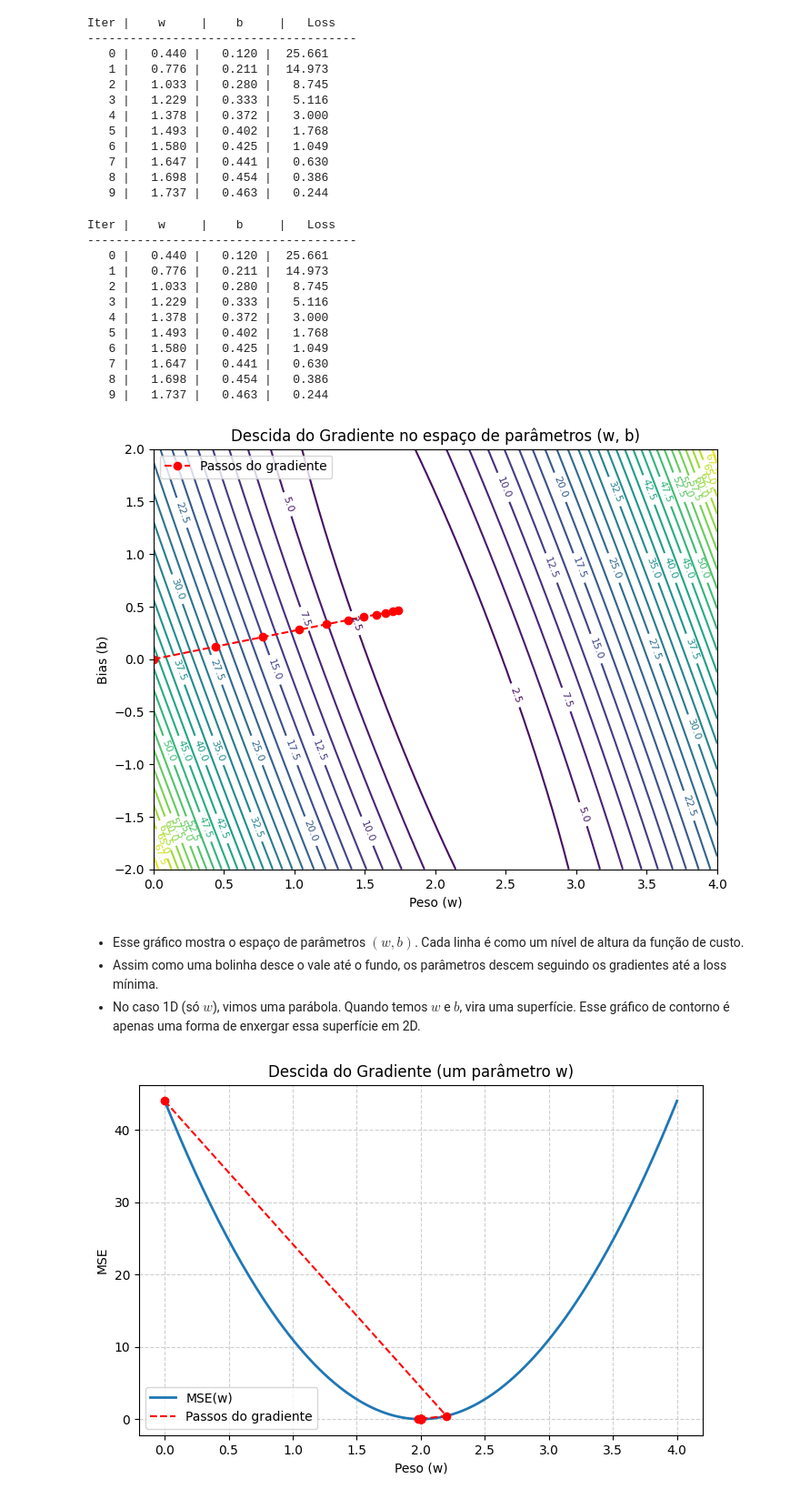
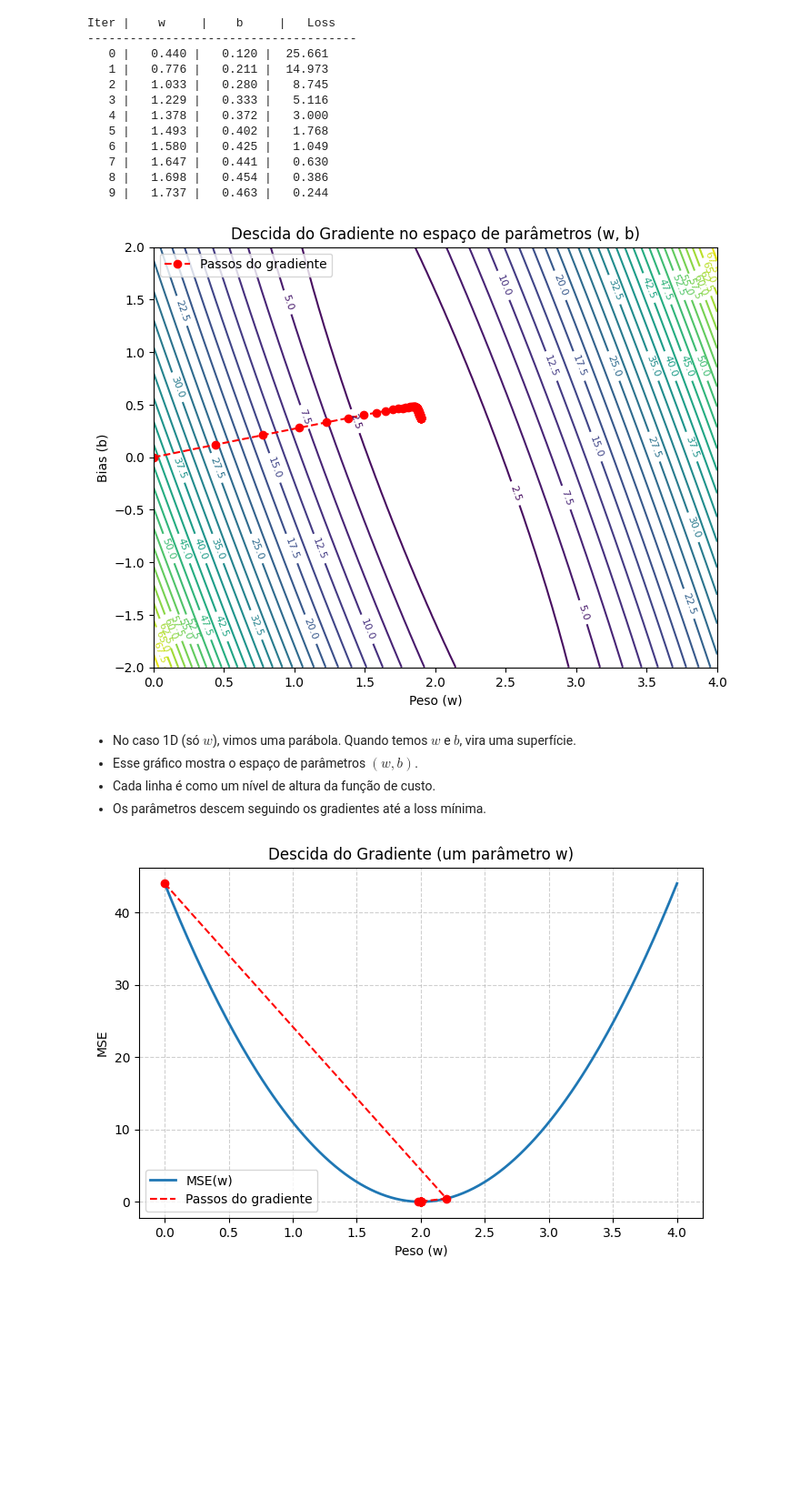
Before and after one commit to feperessim/micrograd, a Jupyter notebook: micrograd_presentation.ipynb, the cells around one changed output. Shown: that part at 91% size. Cells and saved outputs as stored; diff of their text form; code cells hidden in the pictures; blank space fills up the shorter version.

```diff
--- a/micrograd_presentation.ipynb
+++ b/micrograd_presentation.ipynb
@@ -162,56 +170,45 @@ Iter |    w     |    b     |   Loss
 # Guardar histórico dentro do loop
 w, b = 0.0, 0.0
 lr = 0.01
-steps = 10
+steps = 100
 
 w_hist, b_hist, loss_hist = [w], [b], [mse_full(w, b, X, y)]
 
-print("Iter |    w     |    b     |   Loss")
-print("--------------------------------------")
+#print("Iter |    w     |    b     |   Loss")
+# print("--------------------------------------")
 for step in range(steps):
     dw, db = gradients(w, b, X, y)
     w -= lr * dw
     b -= lr * db
     loss = mse_full(w, b, X, y)
-    print(f"{step:4d} | {w:7.3f} | {b:7.3f} | {loss:7.3f}")
+    #print(f"{step:4d} | {w:7.3f} | {b:7.3f} | {loss:7.3f}")
     w_hist.append(w)
     b_hist.append(b)
     loss_hist.append(loss)
 
 # Agora plota a função de custo em (w,b)
 w_range = np.linspace(0, 4, 100)
 b_range = np.linspace(-2, 2, 100)
 W, B = np.meshgrid(w_range, b_range)
 Z = np.array([[mse_full(w_, b_, X, y) for w_, b_ in zip(row_w, row_b)]
               for row_w, row_b in zip(W, B)])
 
 plt.figure(figsize=(8, 6))
 cp = plt.contour(W, B, Z, levels=30, cmap="viridis")
 plt.clabel(cp, inline=True, fontsize=8)
 plt.plot(w_hist, b_hist, "ro--", label="Passos do gradiente")
 plt.xlabel("Peso (w)")
 plt.ylabel("Bias (b)")
 plt.title("Descida do Gradiente no espaço de parâmetros (w, b)")
 plt.legend()
 plt.show()
 # %% [output]
-Iter |    w     |    b     |   Loss
---------------------------------------
-   0 |   0.440 |   0.120 |  25.661
-   1 |   0.776 |   0.211 |  14.973
-   2 |   1.033 |   0.280 |   8.745
-   3 |   1.229 |   0.333 |   5.116
-   4 |   1.378 |   0.372 |   3.000
-   5 |   1.493 |   0.402 |   1.768
-   6 |   1.580 |   0.425 |   1.049
-   7 |   1.647 |   0.441 |   0.630
-   8 |   1.698 |   0.454 |   0.386
-   9 |   1.737 |   0.463 |   0.244
-[figure, old version]
+[figure, new version]
 # %% [markdown]
-- Esse gráfico mostra o espaço de parâmetros $(w, b)$. Cada linha é como um nível de altura da função de custo.
-- Assim como uma bolinha desce o vale até o fundo, os parâmetros descem seguindo os gradientes até a loss mínima.
-- No caso 1D (só $w$), vimos uma parábola. Quando temos $w$ e $b$, vira uma superfície. Esse gráfico de contorno é apenas uma forma de enxergar essa superfície em 2D.
+- No caso 1D (só $w$), vimos uma parábola. Quando temos $w$ e $b$, vira uma superfície.
+- Esse gráfico mostra o espaço de parâmetros $(w, b)$.
+- Cada linha é como um nível de altura da função de custo.
+- Os parâmetros descem seguindo os gradientes até a loss mínima.
 # %%
 import numpy as np
 import matplotlib.pyplot as plt
```
Also changed, not shown: parts of 11 cells of this notebook.
